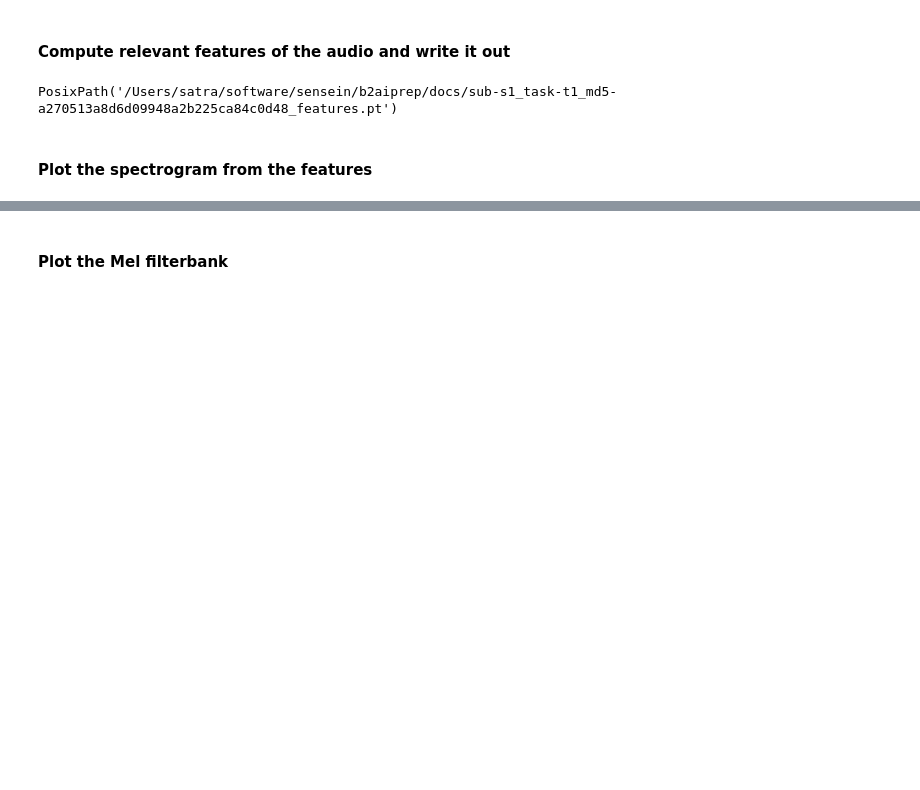
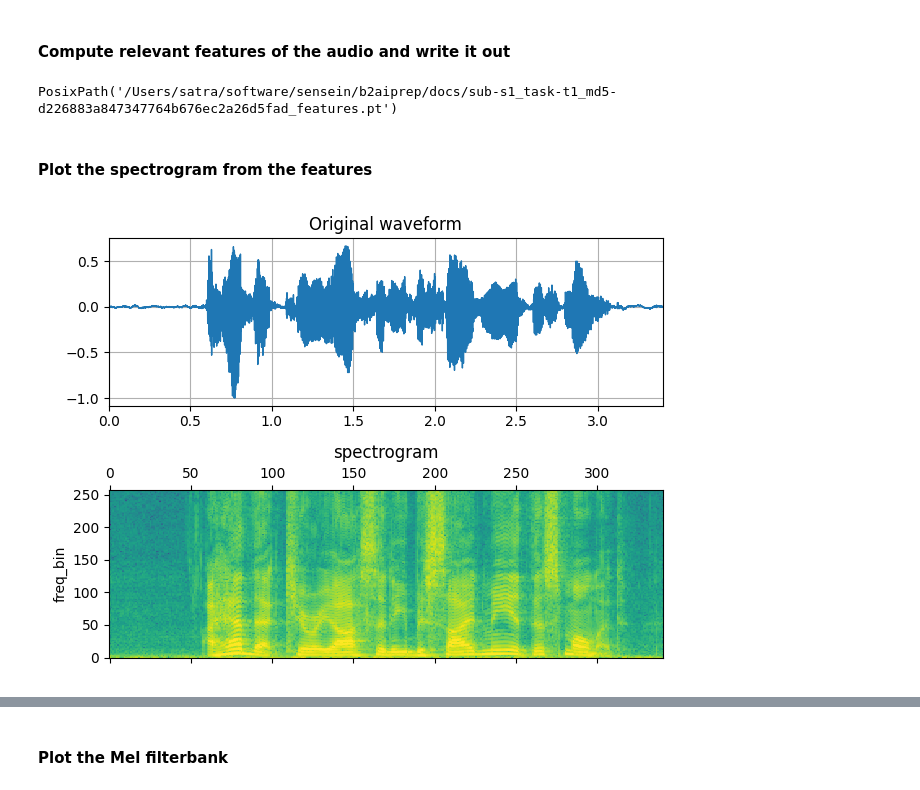
Before and after one commit to sensein/b2aiprep, a Jupyter notebook: docs/b2ai_script.ipynb, the cells around one changed output, grey strips where cells are left out. Saved outputs shown, nothing was run; the diff lists cells and outputs as text; code cells hidden in the pictures; blank space fills up the shorter version.

```diff
--- a/docs/b2ai_script.ipynb
+++ b/docs/b2ai_script.ipynb
@@ -15,5 +16,7 @@ torchvision is not available - cannot save figures
 # %%
-filename1 = "../data/test_audio.wav"
+from torchaudio.utils import download_asset
+
+filename1 = download_asset("tutorial-assets/Lab41-SRI-VOiCES-src-sp0307-ch127535-sg0042.wav")
 audio1 = b2p.Audio.from_file(filename1)
 # %%
 Ipd.display(Ipd.Audio(data=audio1.signal.squeeze(), rate=audio1.sample_rate))
@@ -33,13 +38,20 @@ fig.tight_layout()
 # %% [markdown]
 #### Compute relevant features of the audio and write it out
 # %%
-features, outfile, _ = b2p.to_features(filename1, subject="s1", task="t1")
+features, outfile, _ = b2p.to_features(filename1, subject="s1", task="t1",
+                                       return_features=True)
 outfile
 # %% [output]
-PosixPath('/Users/satra/software/sensein/b2aiprep/docs/sub-s1_task-t1_md5-a270513a8d6d09948a2b225ca84c0d48_features.pt')
+PosixPath('/Users/satra/software/sensein/b2aiprep/docs/sub-s1_task-t1_md5-d226883a847347764b676ec2a26d5fad_features.pt')
 # %% [markdown]
 #### Plot the spectrogram from the features
 # %%
-fig, axs = plt.subplots()
-axs.matshow(features['specgram'].T, origin='lower', aspect=0.5, norm=LogNorm(vmin=0, vmax=1))
-axs.axes.xaxis.set_ticks_position('bottom')
+fig, axs = plt.subplots(2, 1)
+b2p.plot_waveform(audio1.signal,
+                  sr=audio1.sample_rate,
+                  title=f"Original waveform", ax=axs[0])
+b2p.plot_spectrogram(features['specgram'].T, title="spectrogram", ax=axs[1],
+                     norm=LogNorm(vmin=0, vmax=10))
+fig.tight_layout()
+# %% [output]
+[figure, added]
```
Also changed, not shown: parts of 10 cells of this notebook, 1 other file.
